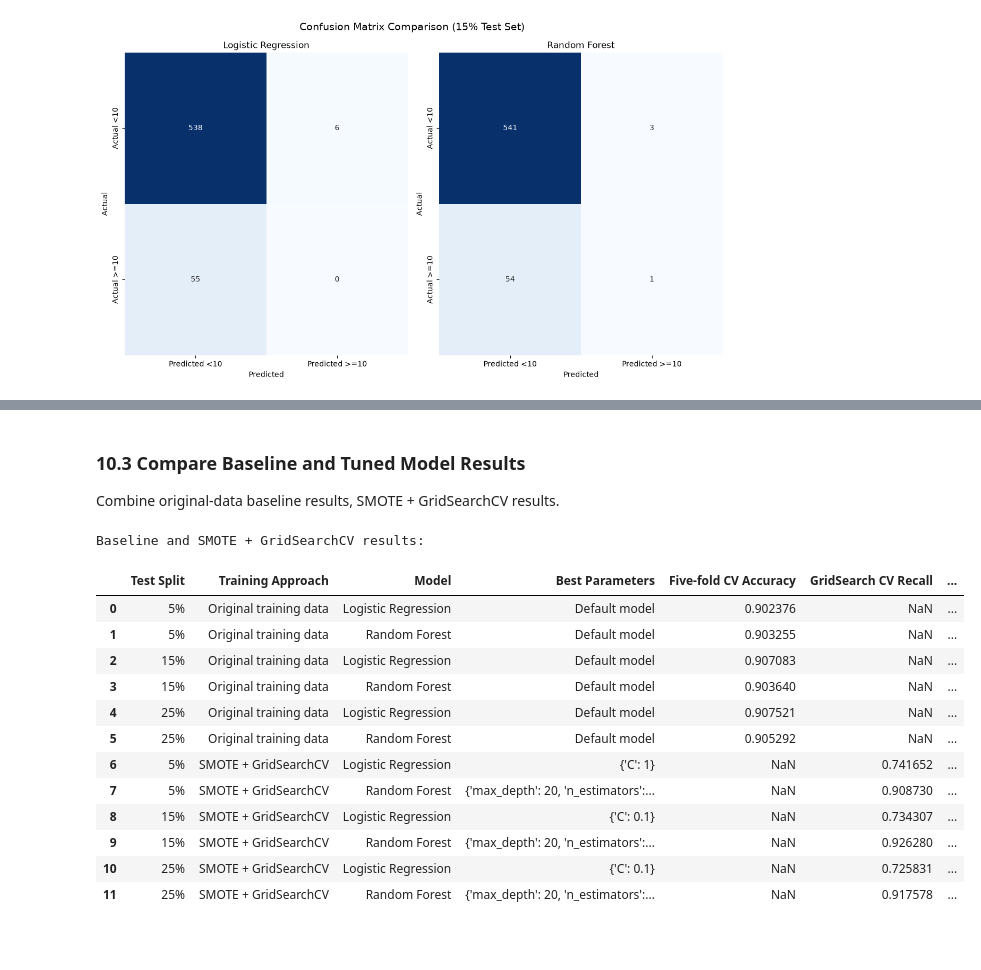
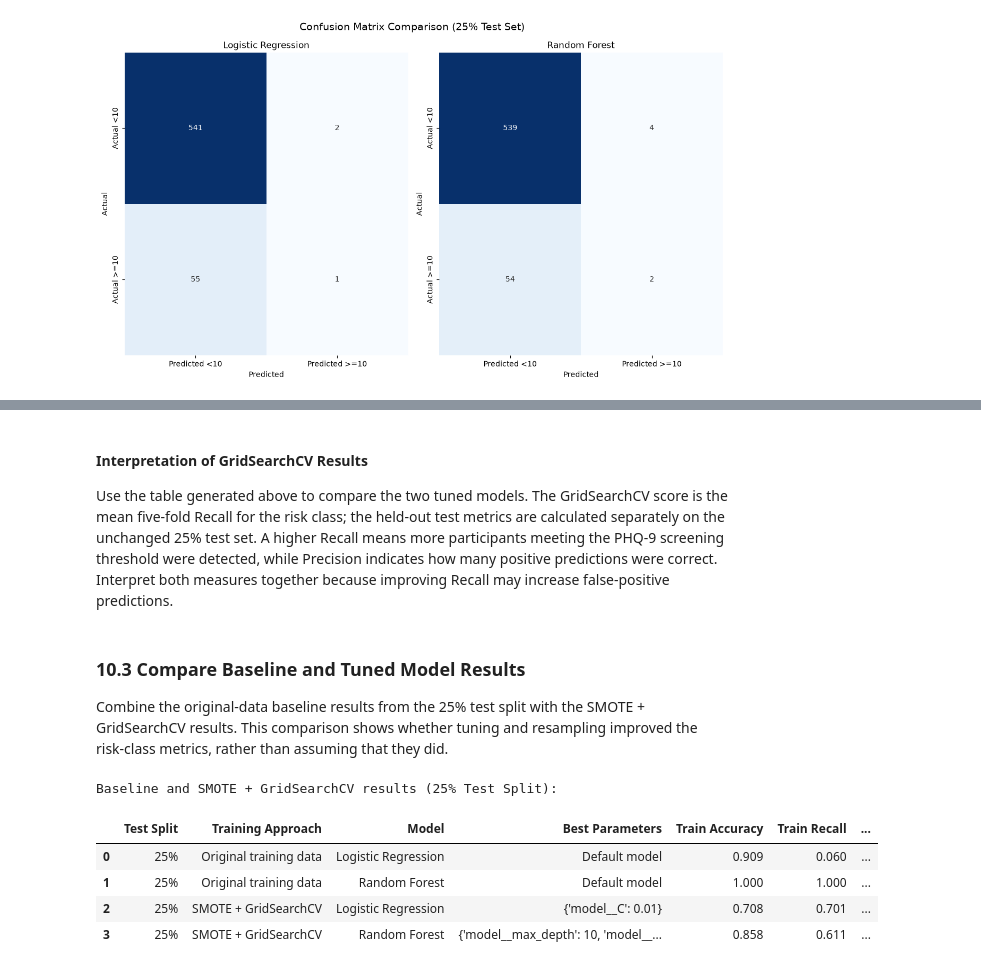
Before and after one commit to thaninnada/CA1_Machine_Learning_Sep2026, a Jupyter notebook: CA1_NHANES_Machine_Learning.ipynb, the cells around one changed output, grey strips where cells are left out. Cells and saved outputs as stored; diff of their text form; code cells hidden in the pictures; blank space fills up the shorter version.

Commit message:
Add the actual recall result, Confusion Matrix  Edit, Add Interpretation, Overfitting และ Conclusion

```diff
--- a/CA1_NHANES_Machine_Learning.ipynb
+++ b/CA1_NHANES_Machine_Learning.ipynb
@@ -1379,22 +1458,20 @@ print("15% split - Random Forest mean accuracy:", cv_rf_15.mean())
 ### 8.3 Five-fold CV on 25% Test Split
 # %%
 # Calculate five-fold cross-validation accuracy for both models.
-
 # Logistic Regression
 log_cv_25 = Pipeline([
     ("imputer", SimpleImputer(strategy="mean")),
     ("scaler", StandardScaler()),
     ("model", LogisticRegression(max_iter=1000, random_state=42))
 ])
-cv_lr_25 = cross_val_score(estimator=log_cv_25, X=X_train_25, y=y_train_25, scoring="accuracy", cv=5)
+cv_lr_25 = cross_val_score(estimator=log_cv_25, X=X_train_25_raw, y=y_train_25, scoring="accuracy", cv=5)
 
 # Random Forest
 rf_cv_25 = Pipeline([
     ("imputer", SimpleImputer(strategy="mean")),
-    ("model", RandomForestClassifier(n_estimators=1000, random_state=42))
+    ("model", RandomForestClassifier(n_estimators=100, random_state=42))
 ])
-cv_rf_25 = cross_val_score(estimator=rf_cv_25, X=X_train_25, y=y_train_25, scoring="accuracy", cv=5)
-
+cv_rf_25 = cross_val_score(estimator=rf_cv_25, X=X_train_25_raw, y=y_train_25, scoring="accuracy", cv=5)
 print("25% split - Logistic Regression CV scores:", cv_lr_25)
 print("25% split - Logistic Regression mean accuracy:", cv_lr_25.mean())
 print("25% split - Random Forest CV scores:", cv_rf_25)
@@ -1672,22 +1989,9 @@ Apply SMOTE separately to the 5%, 15%, and 25% training sets. This leaves each t
 # %%
-# Balance each training split with SMOTE and check class counts before and after.
-smote_training_data = {}
+# Confirm the training data passed to GridSearchCV are the original 25% training data.
+X_train_grid = smote_training_data["25%"]["X_train"]
+y_train_grid = smote_training_data["25%"]["y_train"]
 
-for split_name, split_values in split_data.items():
-    print("\n", split_name, "test split")
-    print("Training classes before SMOTE:")
-    print(split_values["y_train"].value_counts().sort_index())
-
-    smote = SMOTE(random_state=42)
-    X_train_smote, y_train_smote = smote.fit_resample(
-        split_values["X_train"],
-        split_values["y_train"]
-    )
-
-    smote_training_data[split_name] = {
-        "X_train": X_train_smote,
-        "y_train": y_train_smote
-    }
-    print("Training classes after SMOTE:")
-    print(y_train_smote.value_counts().sort_index())
+print("25% training sample size:", len(X_train_grid))
+print("Training class counts before SMOTE:")
+print(y_train_grid.value_counts().sort_index())
 # %% [output]
@@ -1832,27 +2103,25 @@ SMOTE + GridSearchCV results:
+# %% [markdown]
+#### Interpretation of GridSearchCV Results
+
+Use the table generated above to compare the two tuned models. The GridSearchCV score is the mean five-fold Recall for the risk class; the held-out test metrics are calculated separately on the unchanged 25% test set. A higher Recall means more participants meeting the PHQ-9 screening threshold were detected, while Precision indicates how many positive predictions were correct. Interpret both measures together because improving Recall may increase false-positive predictions.
 # %% [markdown]
 ### 10.3 Compare Baseline and Tuned Model Results
 
-Combine original-data baseline results, SMOTE + GridSearchCV results.
+Combine the original-data baseline results from the 25% test split with the SMOTE + GridSearchCV results. This comparison shows whether tuning and resampling improved the risk-class metrics, rather than assuming that they did.
 # %%
-# Combine original-data baseline results with SMOTE + GridSearchCV results.
+# Combine baseline and tuned results for the 25% test split.
+baseline_25_df = baseline_results_df[baseline_results_df["Test Split"] == "25%"].copy()
+
 tuning_results_df = pd.concat(
-    [baseline_results_df, smote_gridsearch_results_df],
-    ignore_index=True
+    [baseline_25_df, smote_gridsearch_results_df],
+    ignore_index=True, sort=False
 )
-print("Baseline and SMOTE + GridSearchCV results:")
-display(tuning_results_df)
+print("Baseline and SMOTE + GridSearchCV results (25% Test Split):")
+display(tuning_results_df.round(3))
 # %% [output]
-Baseline and SMOTE + GridSearchCV results:
+Baseline and SMOTE + GridSearchCV results (25% Test Split):
-|  | Test Split | Training Approach | Model | Best Parameters | Five-fold CV Accuracy | GridSearch CV Recall | ... |
-| 0 | 5% | Original training data | Logistic Regression | Default model | 0.902376 | NaN | ... |
-| 1 | 5% | Original training data | Random Forest | Default model | 0.903255 | NaN | ... |
-| 2 | 15% | Original training data | Logistic Regression | Default model | 0.907083 | NaN | ... |
-| 3 | 15% | Original training data | Random Forest | Default model | 0.903640 | NaN | ... |
-| 4 | 25% | Original training data | Logistic Regression | Default model | 0.907521 | NaN | ... |
-| 5 | 25% | Original training data | Random Forest | Default model | 0.905292 | NaN | ... |
-| 6 | 5% | SMOTE + GridSearchCV | Logistic Regression | {'C': 1} | NaN | 0.741652 | ... |
-| 7 | 5% | SMOTE + GridSearchCV | Random Forest | {'max_depth': 20, 'n_estimators':... | NaN | 0.908730 | ... |
-| 8 | 15% | SMOTE + GridSearchCV | Logistic Regression | {'C': 0.1} | NaN | 0.734307 | ... |
-| 9 | 15% | SMOTE + GridSearchCV | Random Forest | {'max_depth': 20, 'n_estimators':... | NaN | 0.926280 | ... |
-| 10 | 25% | SMOTE + GridSearchCV | Logistic Regression | {'C': 0.1} | NaN | 0.725831 | ... |
-| 11 | 25% | SMOTE + GridSearchCV | Random Forest | {'max_depth': 20, 'n_estimators':... | NaN | 0.917578 | ... |
+|  | Test Split | Training Approach | Model | Best Parameters | Train Accuracy | Train Recall | ... |
+| 0 | 25% | Original training data | Logistic Regression | Default model | 0.909 | 0.060 | ... |
+| 1 | 25% | Original training data | Random Forest | Default model | 1.000 | 1.000 | ... |
+| 2 | 25% | SMOTE + GridSearchCV | Logistic Regression | {'model__C': 0.01} | 0.708 | 0.701 | ... |
+| 3 | 25% | SMOTE + GridSearchCV | Random Forest | {'model__max_depth': 10, 'model__... | 0.858 | 0.611 | ... |
```
Also changed, not shown: parts of 74 cells of this notebook.
